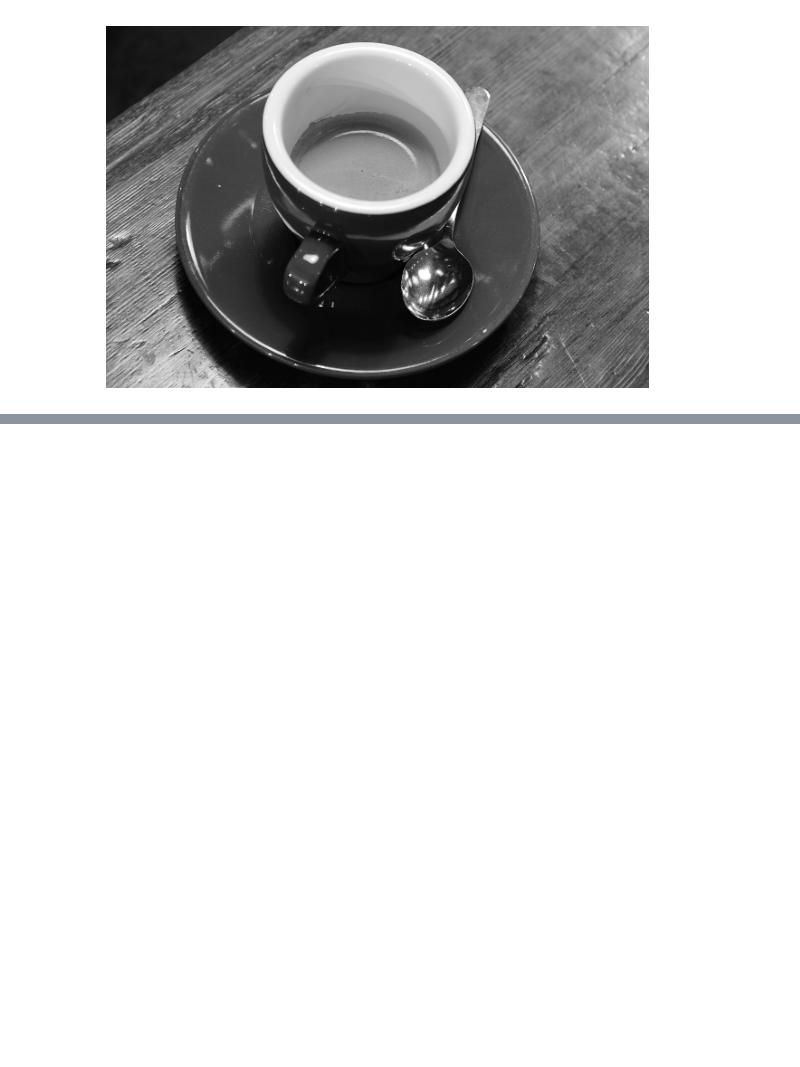
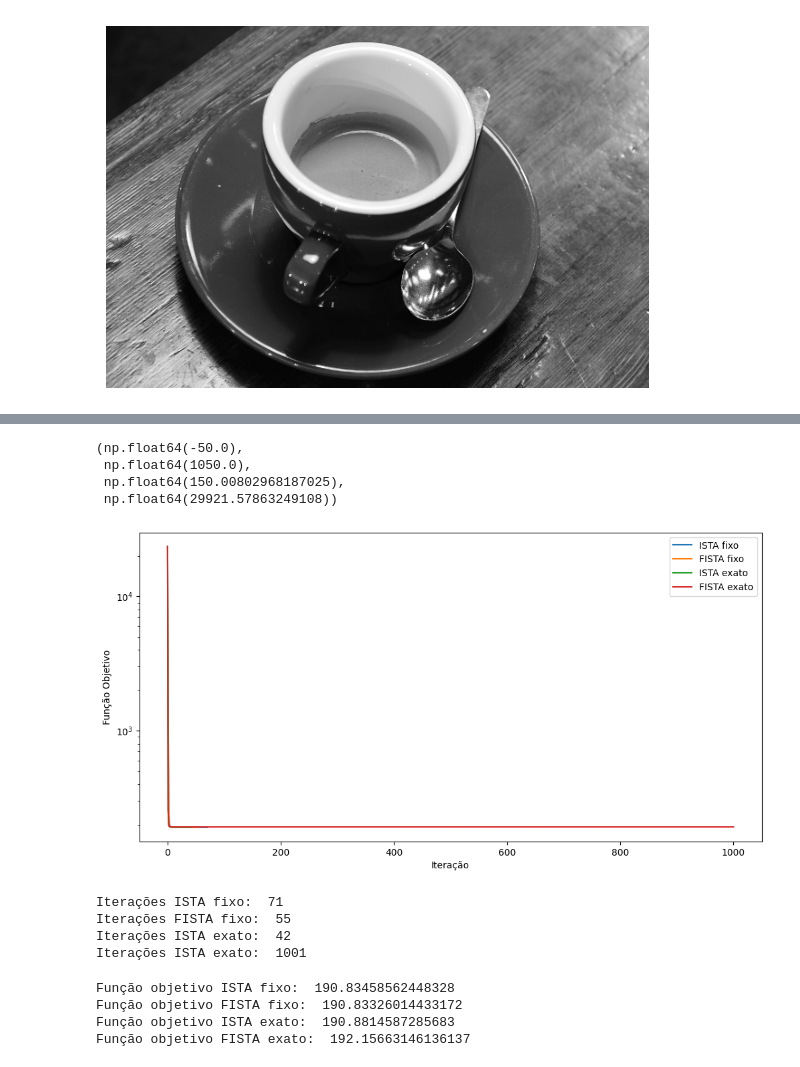
Before and after one commit to gligabo/projeto_ic, a Jupyter notebook: com_regularizacao/aplicacao_borragem_ruidosa.ipynb, the cells around one changed output, grey strips where cells are left out. Drawn from its saved outputs; the diff is of its cells as text; code cells hidden in the pictures; blank space fills up the shorter version.

```diff
--- a/com_regularizacao/aplicacao_borragem_ruidosa.ipynb
+++ b/com_regularizacao/aplicacao_borragem_ruidosa.ipynb
@@ -49,0 +134,43 @@ plt.show()
+# %%
+F_vals_ista_fixo = [ f( x ) + gamma * g( x, wav ) for x in iters_ista_fixo ]
+F_vals_fista_fixo = [ f( x ) + gamma * g( x, wav ) for x in iters_fista_fixo ]
+F_vals_ista_exato = [ f( x ) + gamma * g( x, wav ) for x in iters_ista_exato ]
+F_vals_fista_exato = [ f( x ) + gamma * g( x, wav ) for x in iters_fista_exato ]
+# %%
+plt.figure( figsize = ( 12, 6 ) )
+plt.semilogy( F_vals_ista_fixo )
+plt.semilogy( F_vals_fista_fixo )
+plt.semilogy( F_vals_ista_exato )
+plt.semilogy( F_vals_fista_exato )
+plt.legend( [ "ISTA fixo", "FISTA fixo", "ISTA exato", "FISTA exato" ] )
+plt.xlabel( "Iteração" )
+plt.ylabel( "Função Objetivo" )
+plt.axis( "tight" )
+# %% [output]
+(np.float64(-50.0),
+ np.float64(1050.0),
+ np.float64(150.00802968187025),
+ np.float64(29921.57863249108))
+[figure, added]
+# %%
+#numero de iterações
+print( "Iterações ISTA fixo: ", len( iters_ista_fixo ) )
+print( "Iterações FISTA fixo: ", len( iters_fista_fixo ) )
+print( "Iterações ISTA exato: ", len( iters_ista_exato ) )
+print( "Iterações ISTA exato: ", len( iters_fista_exato ) )
+# %% [output]
+Iterações ISTA fixo:  71
+Iterações FISTA fixo:  55
+Iterações ISTA exato:  42
+Iterações ISTA exato:  1001
+# %%
+# valor da função objetivo na ultima iteração
+print( "Função objetivo ISTA fixo: ", F_vals_ista_fixo[ -1 ] )
+print( "Função objetivo FISTA fixo: ", F_vals_fista_fixo[ -1 ] )
+print( "Função objetivo ISTA exato: ", F_vals_ista_exato[ -1 ] )
+print( "Função objetivo FISTA exato: ", F_vals_fista_exato[ -1 ] )
+# %% [output]
+Função objetivo ISTA fixo:  190.83458562448328
+Função objetivo FISTA fixo:  190.83326014433172
+Função objetivo ISTA exato:  190.8814587285683
+Função objetivo FISTA exato:  192.15663146136137
```
Also changed, not shown: parts of 11 cells of this notebook, 1 other file.
